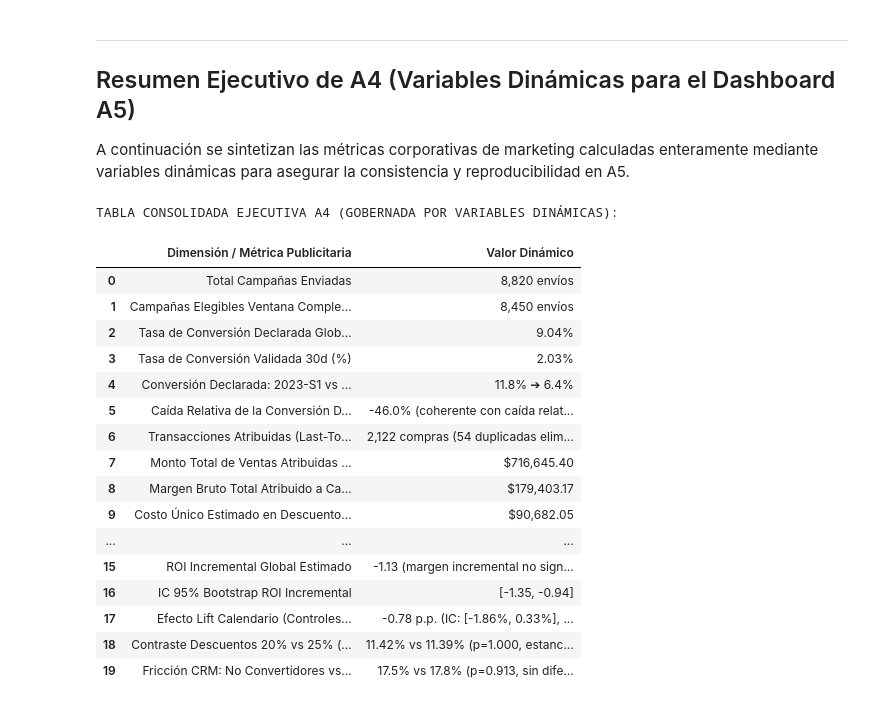
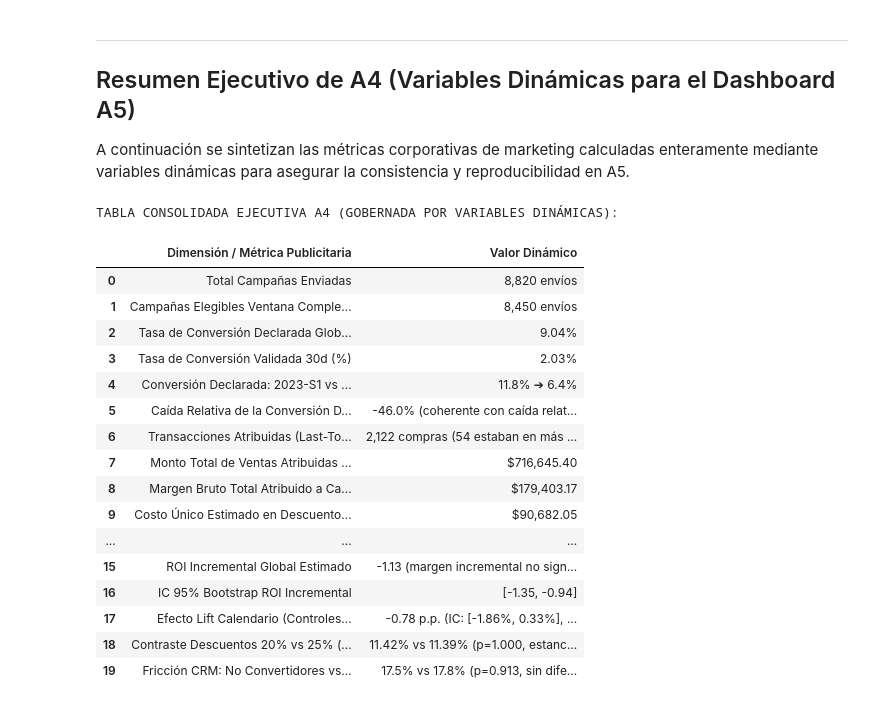
Before and after one commit to DanielAzuaje7/retailventure-intelligence, a Jupyter notebook: notebooks/04_A4_Marketing_ROI.ipynb, the cells around one changed output. Drawn from its saved outputs; the diff is of its cells as text; code cells hidden in the pictures.

```diff
--- a/notebooks/04_A4_Marketing_ROI.ipynb
+++ b/notebooks/04_A4_Marketing_ROI.ipynb
@@ -1018,35 +1039,35 @@ resumen_a4 = pd.DataFrame({
         f"{campanas['convertido_validado_30d'].mean()*100:.2f}%",
         f"{decl_s1:.1f}% ➔ {decl_s4:.1f}%",
         f"{caida_relativa:.1f}% (coherente con caída relativa del ~50%)",
-        f"{n_tx_unicas:,} compras ({tx_eliminadas} duplicadas eliminadas)",
+        f"{n_tx_unicas:,} compras ({n_tx_multi_campana:,} estaban en más de una campaña; {tx_eliminadas:,} asignaciones duplicadas eliminadas)",
         f"${monto_atribuido_lt:,.2f}",
         f"${margen_atribuido_lt:,.2f}",
         f"${costo_estimado_lt:,.2f}",
         f"{retorno_bruto_ingreso_global:.2f}x (refleja 1/d medio)",
         f"{retorno_bruto_margen_global:.2f}x (refleja m/d medio)",
         f"{tasa_pre_base:.2f}% (base) vs {tasa_post_base:.2f}% (post)",
         f"{lift_global_pp:+.2f} p.p. (no se detecta efecto incremental)",
         f"[{ic_lift_global[0]:.2f}%, {ic_lift_global[1]:.2f}%] (incluye al 0)",
         f"{roi_incremental_global:.2f} (margen incremental no significativo)",
         f"[{ic_roi_global[0]:.2f}, {ic_roi_global[1]:.2f}]",
         f"{lift_calendario:+.2f} p.p. (IC: [{ic_lift_cal[0]:.2f}%, {ic_lift_cal[1]:.2f}%], incluye 0)",
         f"{tasa_20:.2f}% vs {tasa_25:.2f}% (p={p_20_25:.3f}, estancamiento)",
         f"{friccion_resumen.loc[0, 'tasa_con_quejas']:.1f}% vs {friccion_resumen.loc[1, 'tasa_con_quejas']:.1f}% (p={p_q:.3f}, sin diferencia)"
     ]
 })
 
 print("TABLA CONSOLIDADA EJECUTIVA A4 (GOBERNADA POR VARIABLES DINÁMICAS):")
 display(resumen_a4)
 # %% [output]
 TABLA CONSOLIDADA EJECUTIVA A4 (GOBERNADA POR VARIABLES DINÁMICAS):
 |  | Dimensión / Métrica Publicitaria | Valor Dinámico |
 | 0 | Total Campañas Enviadas | 8,820 envíos |
 | 1 | Campañas Elegibles Ventana Comple... | 8,450 envíos |
 | 2 | Tasa de Conversión Declarada Glob... | 9.04% |
 | 3 | Tasa de Conversión Validada 30d (%) | 2.03% |
 | 4 | Conversión Declarada: 2023-S1 vs ... | 11.8% ➔ 6.4% |
 | 5 | Caída Relativa de la Conversión D... | -46.0% (coherente con caída relat... |
-| 6 | Transacciones Atribuidas (Last-To... | 2,122 compras (54 duplicadas elim... |
+| 6 | Transacciones Atribuidas (Last-To... | 2,122 compras (54 estaban en más ... |
 | 7 | Monto Total de Ventas Atribuidas ... | $716,645.40 |
 | 8 | Margen Bruto Total Atribuido a Ca... | $179,403.17 |
 | 9 | Costo Único Estimado en Descuento... | $90,682.05 |
```
Also changed, not shown: parts of 1 cell of this notebook, 3 other files.
